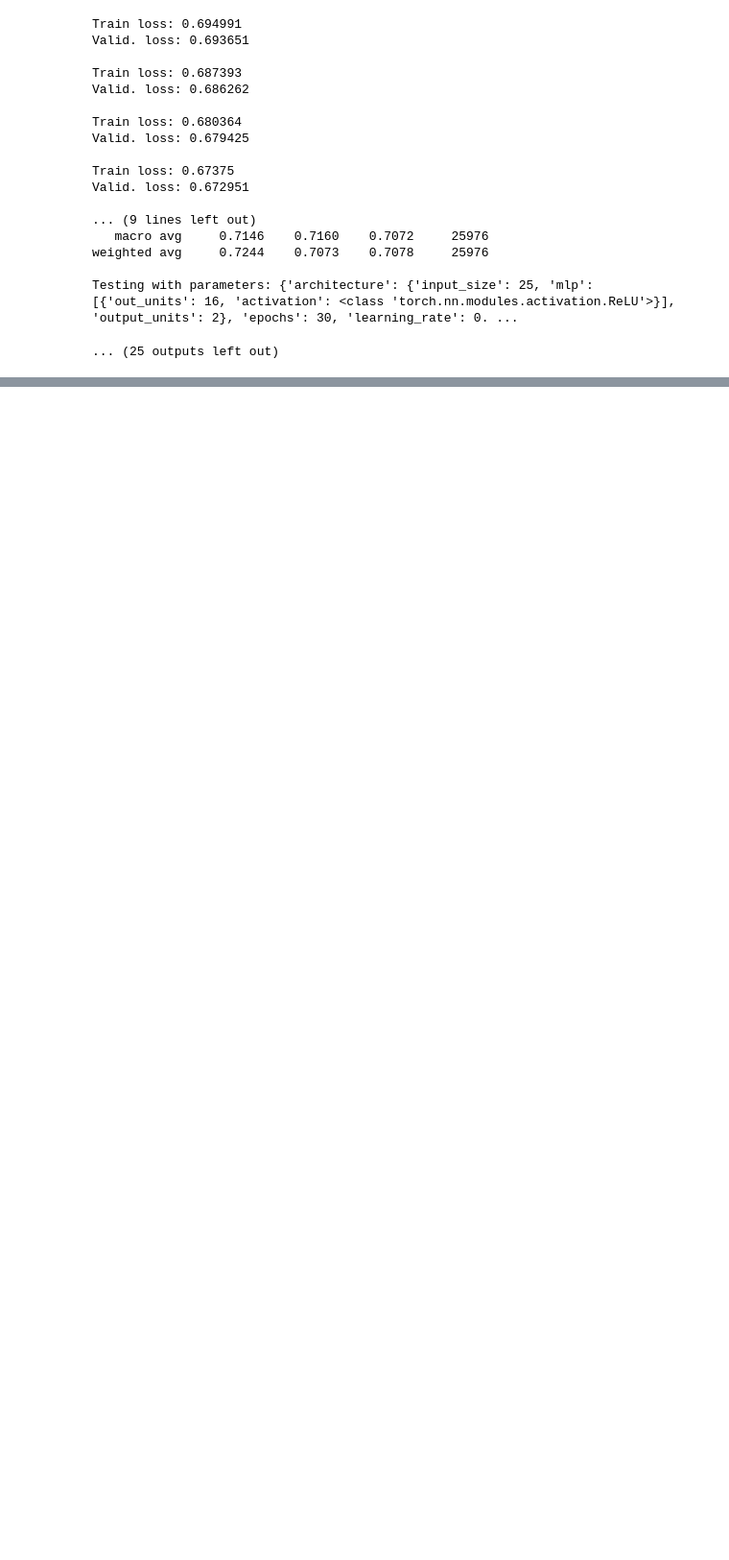
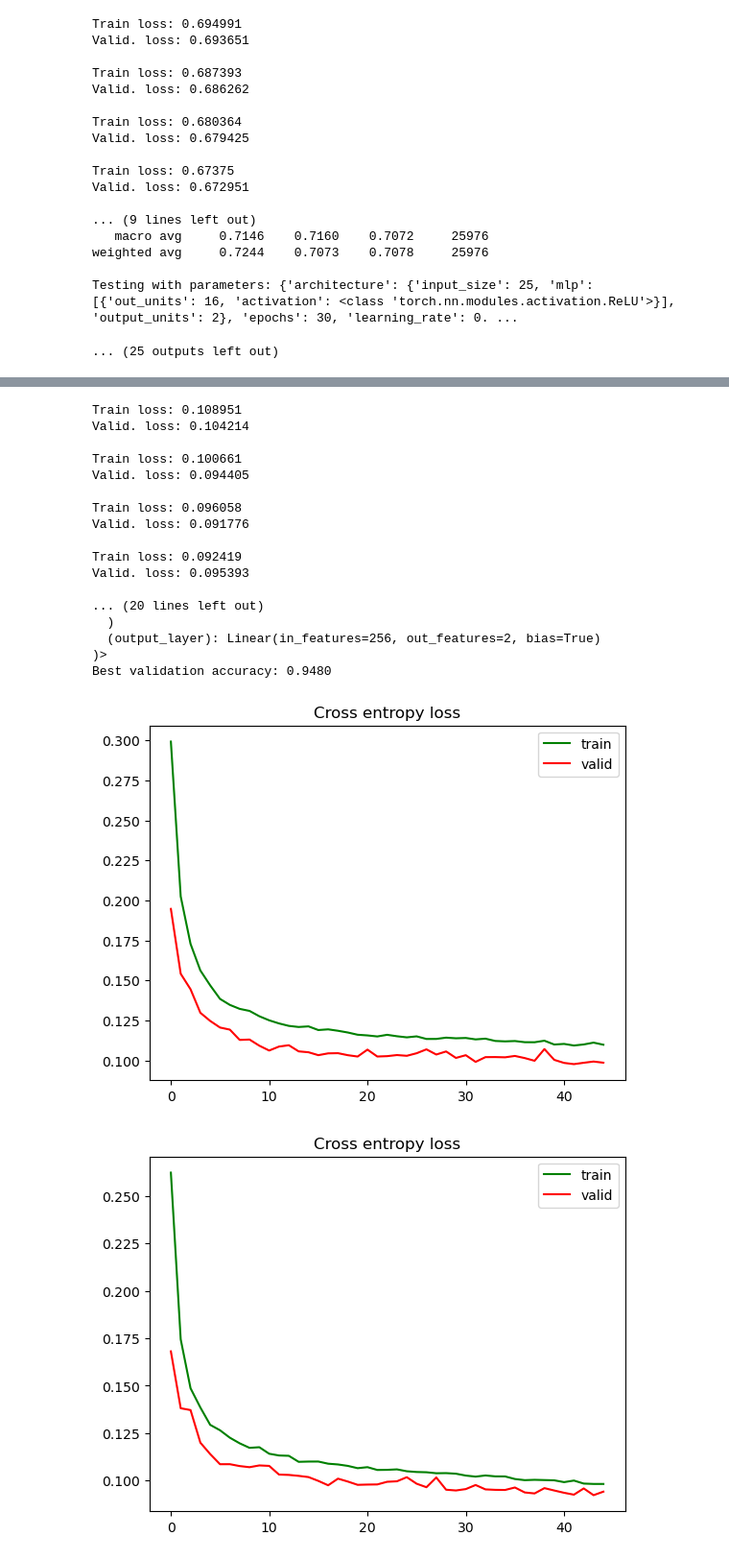
Before and after one commit to FrederickAlmeida/Airline-Passenger-Satisfaction, a Jupyter notebook: mlp.ipynb, the cells around one changed output, grey strips where cells are left out. Shown at 96% size. Drawn from its saved outputs; the diff is of its cells as text; code cells hidden in the pictures; blank space fills up the shorter version.

```diff
--- a/mlp.ipynb
+++ b/mlp.ipynb
@@ -472,0 +673,45 @@ Testing with parameters: {'architecture': {'input_size': 25, 'mlp': [{'out_units
+# %%
+param_grid = {
+    'architecture': [
+        {
+            'input_size': train_df.shape[1] - 1,
+            'mlp': [
+                {'out_units': 64, 'activation': nn.ReLU, 'dropout': 0.3},
+                {'out_units': 64, 'activation': nn.ReLU, 'dropout': 0.3}
+            ],
+            'output_units': 2
+        },
+        {
+            'input_size': train_df.shape[1] - 1,
+            'mlp': [
+                {'out_units': 128, 'activation': nn.ReLU, 'dropout': 0.3},
+                {'out_units': 128, 'activation': nn.ReLU, 'dropout': 0.3}
+            ],
+            'output_units': 2
+        },
+        {
+            'input_size': train_df.shape[1] - 1,
+            'mlp': [
+                {'out_units': 256, 'activation': nn.ReLU, 'dropout': 0.3},
+                {'out_units': 256, 'activation': nn.ReLU, 'dropout': 0.3}
+            ],
+            'output_units': 2
+        },
+        {
+            'input_size': train_df.shape[1] - 1,
+            'mlp': [
+                {'out_units': 512, 'activation': nn.ReLU, 'dropout': 0.3},
+                {'out_units': 512, 'activation': nn.ReLU, 'dropout': 0.3}
+            ],
+            'output_units': 2
+        }
+    ],
+    'learning_rate': [0.001],
+    'optimizer': ['Adam'],
+    'epochs': [45]
+}
+
+best_model, best_accuracy = hyperparameter_search(train_loader, val_loader, test_loader, param_grid, device)
+print(f"Best parameters: {best_model.parameters}")
+print(f"Best validation accuracy: {best_accuracy:.4f}")
+# %% [output]
@@ -472,0 +771,19 @@ Testing with parameters: {'architecture': {'input_size': 25, 'mlp': [{'out_units
+Train loss: 0.108951
+Valid. loss: 0.104214
+
+Train loss: 0.100661
+Valid. loss: 0.094405
+
+Train loss: 0.096058
+Valid. loss: 0.091776
+
+Train loss: 0.092419
+Valid. loss: 0.095393
+
+... (20 lines left out)
+  )
+  (output_layer): Linear(in_features=256, out_features=2, bias=True)
+)>
+Best validation accuracy: 0.9480
+[figure, added]
+[figure, added]
```
Also changed, not shown: parts of 21 cells of this notebook.
